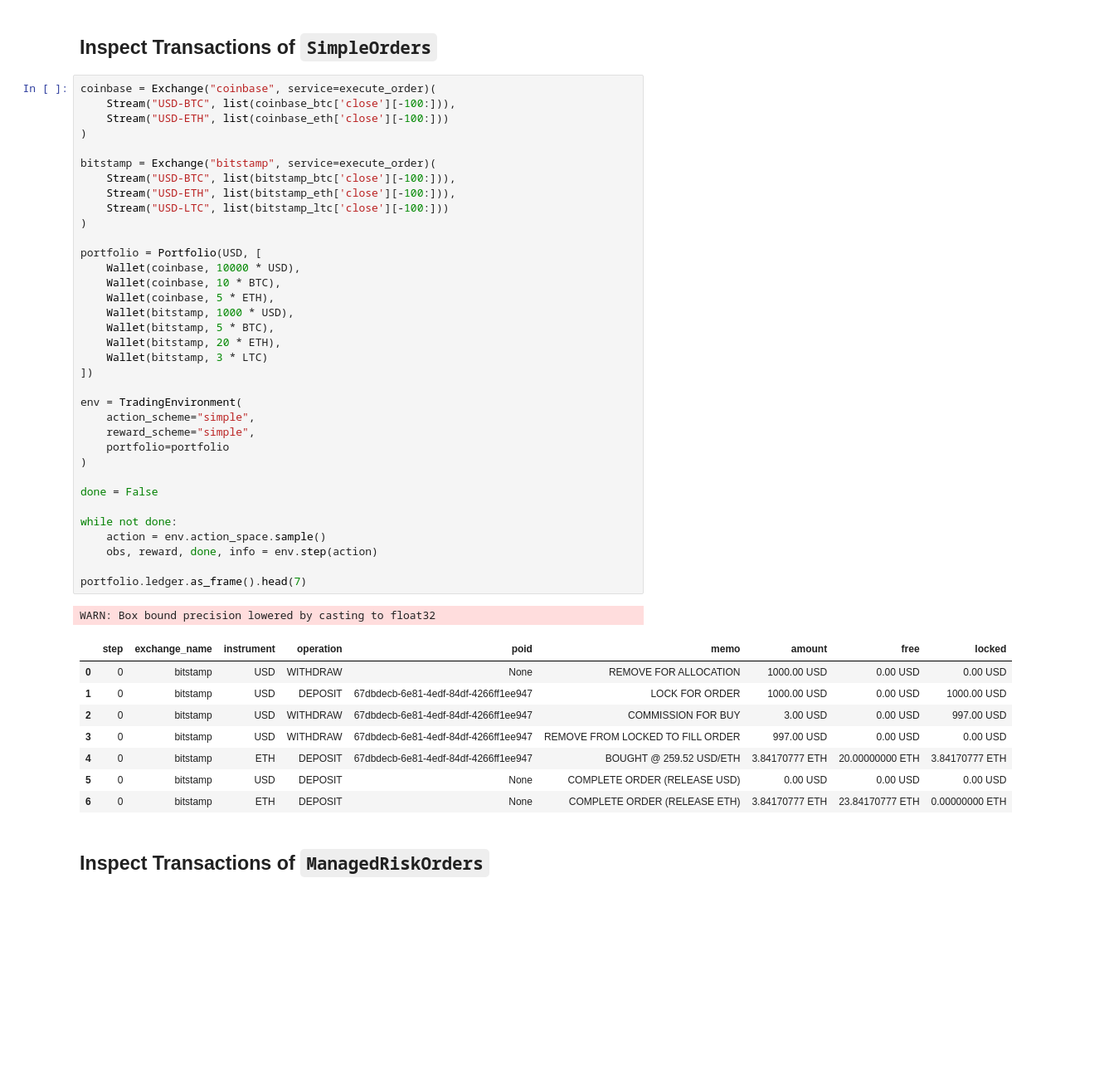
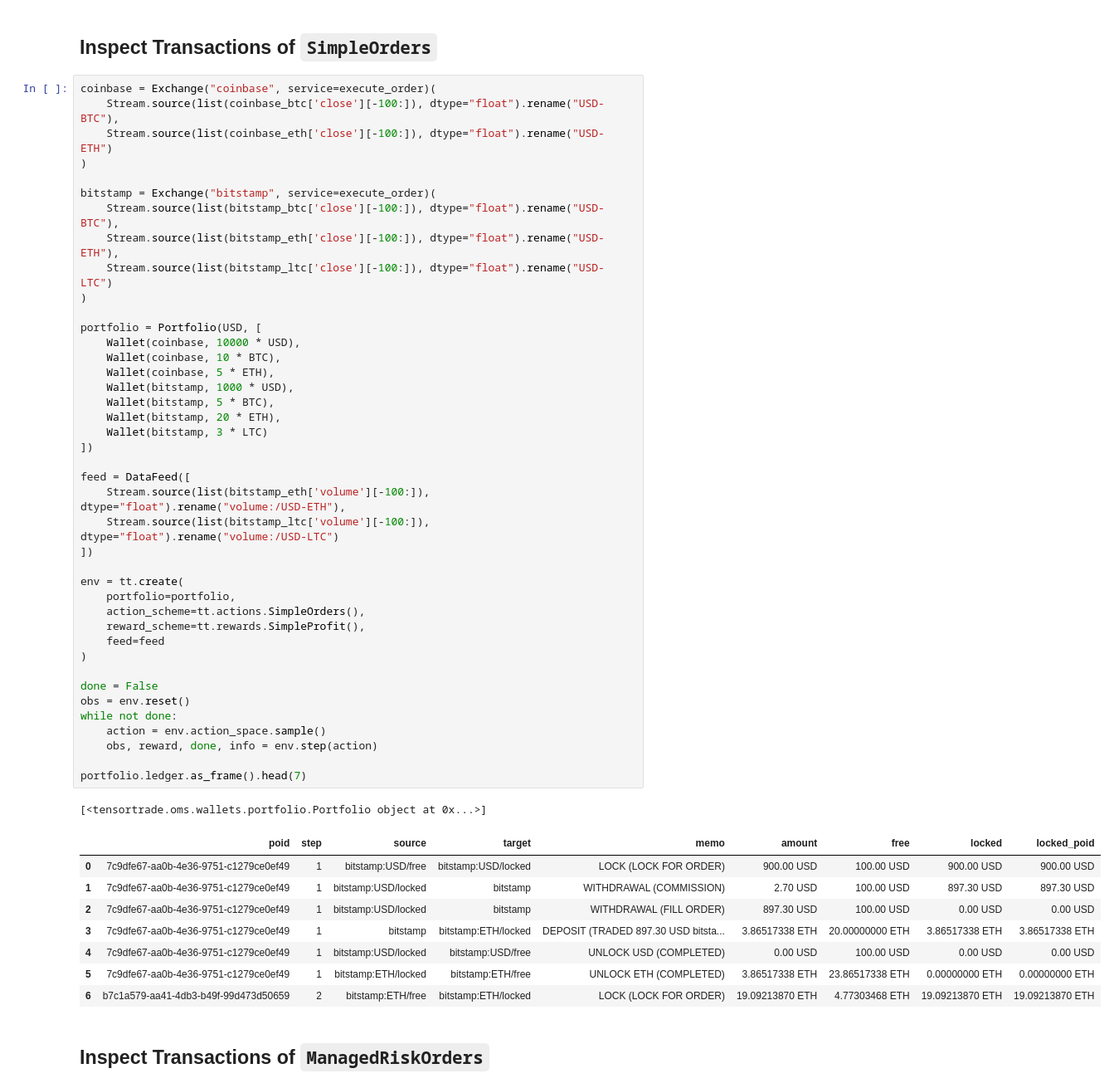
Before and after one commit to tensortrade-org/tensortrade, a Jupyter notebook: examples/ledger_example.ipynb, the cells around one changed output. Shown at 83% size. Drawn from its saved outputs; the diff is of its cells as text; blank space fills up the shorter version.

```diff
--- a/examples/ledger_example.ipynb
+++ b/examples/ledger_example.ipynb
@@ -34,48 +30,54 @@ bitstamp_ltc = cdd.fetch("Bitstamp", "USD", "LTC", "1h")
 ## Inspect Transactions of `SimpleOrders`
 # %%
 coinbase = Exchange("coinbase", service=execute_order)(
-    Stream("USD-BTC", list(coinbase_btc['close'][-100:])),
-    Stream("USD-ETH", list(coinbase_eth['close'][-100:]))
+    Stream.source(list(coinbase_btc['close'][-100:]), dtype="float").rename("USD-BTC"),
+    Stream.source(list(coinbase_eth['close'][-100:]), dtype="float").rename("USD-ETH")
 )
 
 bitstamp = Exchange("bitstamp", service=execute_order)(
-    Stream("USD-BTC", list(bitstamp_btc['close'][-100:])),
-    Stream("USD-ETH", list(bitstamp_eth['close'][-100:])),
-    Stream("USD-LTC", list(bitstamp_ltc['close'][-100:]))
+    Stream.source(list(bitstamp_btc['close'][-100:]), dtype="float").rename("USD-BTC"),
+    Stream.source(list(bitstamp_eth['close'][-100:]), dtype="float").rename("USD-ETH"),
+    Stream.source(list(bitstamp_ltc['close'][-100:]), dtype="float").rename("USD-LTC")
 )
 
 portfolio = Portfolio(USD, [
     Wallet(coinbase, 10000 * USD),
     Wallet(coinbase, 10 * BTC),
     Wallet(coinbase, 5 * ETH),
     Wallet(bitstamp, 1000 * USD),
     Wallet(bitstamp, 5 * BTC),
     Wallet(bitstamp, 20 * ETH),
     Wallet(bitstamp, 3 * LTC)
 ])
 
-env = TradingEnvironment(
-    action_scheme="simple",
-    reward_scheme="simple",
-    portfolio=portfolio
+feed = DataFeed([
+    Stream.source(list(bitstamp_eth['volume'][-100:]), dtype="float").rename("volume:/USD-ETH"),
+    Stream.source(list(bitstamp_ltc['volume'][-100:]), dtype="float").rename("volume:/USD-LTC")
+])
+
+env = tt.create(
+    portfolio=portfolio,
+    action_scheme=tt.actions.SimpleOrders(),
+    reward_scheme=tt.rewards.SimpleProfit(),
+    feed=feed
 )
 
 done = False
-
+obs = env.reset()
 while not done:
     action = env.action_space.sample()
     obs, reward, done, info = env.step(action)
 
 portfolio.ledger.as_frame().head(7)
 # %% [output]
-WARN: Box bound precision lowered by casting to float32
+[<tensortrade.oms.wallets.portfolio.Portfolio object at 0x...>]
-|  | step | exchange_name | instrument | operation | poid | memo | amount | free | locked |
-| 0 | 0 | bitstamp | USD | WITHDRAW | None | REMOVE FOR ALLOCATION | 1000.00 USD | 0.00 USD | 0.00 USD |
-| 1 | 0 | bitstamp | USD | DEPOSIT | 67dbdecb-6e81-4edf-84df-4266ff1ee947 | LOCK FOR ORDER | 1000.00 USD | 0.00 USD | 1000.00 USD |
-| 2 | 0 | bitstamp | USD | WITHDRAW | 67dbdecb-6e81-4edf-84df-4266ff1ee947 | COMMISSION FOR BUY | 3.00 USD | 0.00 USD | 997.00 USD |
-| 3 | 0 | bitstamp | USD | WITHDRAW | 67dbdecb-6e81-4edf-84df-4266ff1ee947 | REMOVE FROM LOCKED TO FILL ORDER | 997.00 USD | 0.00 USD | 0.00 USD |
-| 4 | 0 | bitstamp | ETH | DEPOSIT | 67dbdecb-6e81-4edf-84df-4266ff1ee947 | BOUGHT @ 259.52 USD/ETH | 3.84170777 ETH | 20.00000000 ETH | 3.84170777 ETH |
-| 5 | 0 | bitstamp | USD | DEPOSIT | None | COMPLETE ORDER (RELEASE USD) | 0.00 USD | 0.00 USD | 0.00 USD |
-| 6 | 0 | bitstamp | ETH | DEPOSIT | None | COMPLETE ORDER (RELEASE ETH) | 3.84170777 ETH | 23.84170777 ETH | 0.00000000 ETH |
+|  | poid | step | source | target | memo | amount | free | locked | locked_poid |
+| 0 | 7c9dfe67-aa0b-4e36-9751-c1279ce0ef49 | 1 | bitstamp:USD/free | bitstamp:USD/locked | LOCK (LOCK FOR ORDER) | 900.00 USD | 100.00 USD | 900.00 USD | 900.00 USD |
+| 1 | 7c9dfe67-aa0b-4e36-9751-c1279ce0ef49 | 1 | bitstamp:USD/locked | bitstamp | WITHDRAWAL (COMMISSION) | 2.70 USD | 100.00 USD | 897.30 USD | 897.30 USD |
+| 2 | 7c9dfe67-aa0b-4e36-9751-c1279ce0ef49 | 1 | bitstamp:USD/locked | bitstamp | WITHDRAWAL (FILL ORDER) | 897.30 USD | 100.00 USD | 0.00 USD | 0.00 USD |
+| 3 | 7c9dfe67-aa0b-4e36-9751-c1279ce0ef49 | 1 | bitstamp | bitstamp:ETH/locked | DEPOSIT (TRADED 897.30 USD bitsta... | 3.86517338 ETH | 20.00000000 ETH | 3.86517338 ETH | 3.86517338 ETH |
+| 4 | 7c9dfe67-aa0b-4e36-9751-c1279ce0ef49 | 1 | bitstamp:USD/locked | bitstamp:USD/free | UNLOCK USD (COMPLETED) | 0.00 USD | 100.00 USD | 0.00 USD | 0.00 USD |
+| 5 | 7c9dfe67-aa0b-4e36-9751-c1279ce0ef49 | 1 | bitstamp:ETH/locked | bitstamp:ETH/free | UNLOCK ETH (COMPLETED) | 3.86517338 ETH | 23.86517338 ETH | 0.00000000 ETH | 0.00000000 ETH |
+| 6 | b7c1a579-aa41-4db3-b49f-99d473d50659 | 2 | bitstamp:ETH/free | bitstamp:ETH/locked | LOCK (LOCK FOR ORDER) | 19.09213870 ETH | 4.77303468 ETH | 19.09213870 ETH | 19.09213870 ETH |
 # %% [markdown]
 ## Inspect Transactions of `ManagedRiskOrders`
```
Also changed, not shown: parts of 4 cells of this notebook.
